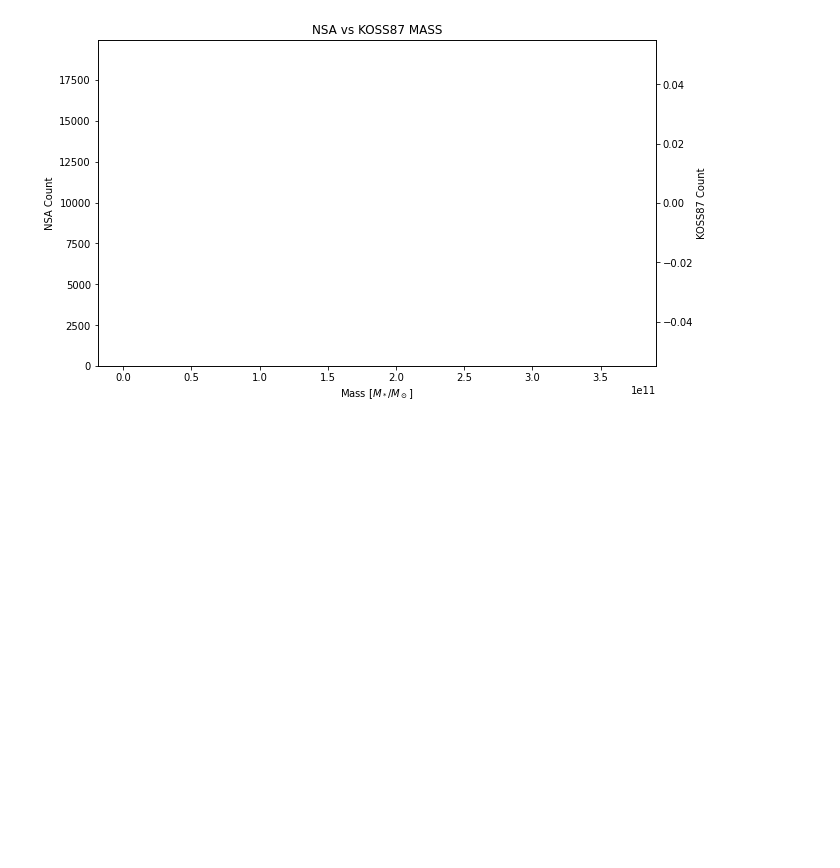
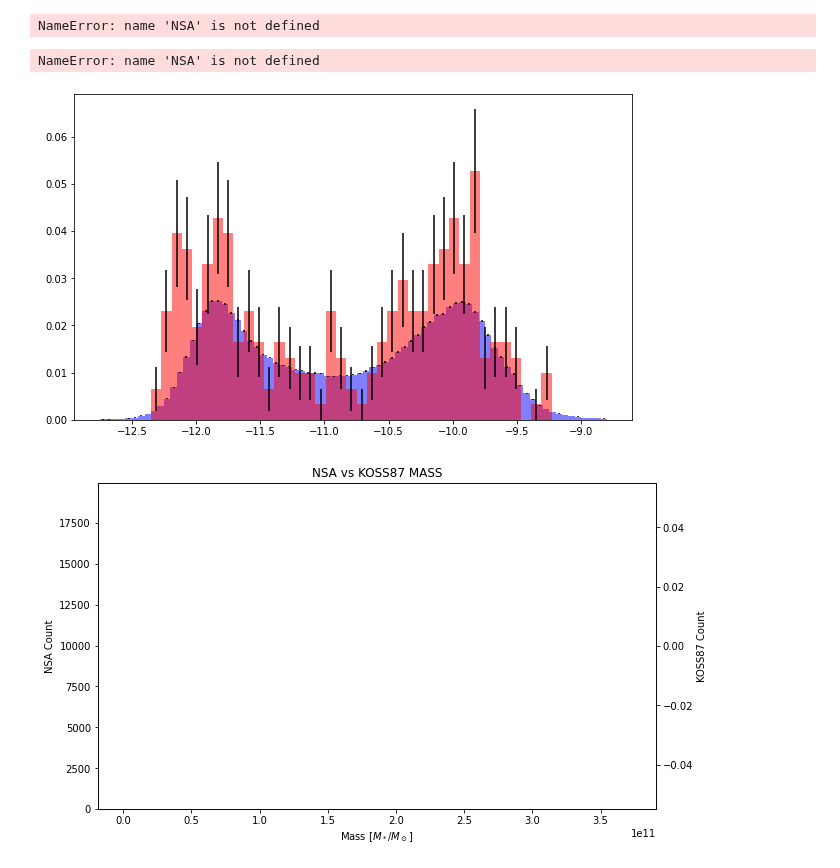
Before and after one commit to DESI-UR/Void_analysis, a Jupyter notebook: nb/Taryn_Lovan/Galaxy_Properties.ipynb, the cells around one changed output. Drawn from its saved outputs; the diff is of its cells as text; code cells hidden in the pictures; blank space fills up the shorter version.

```diff
--- a/nb/Taryn_Lovan/Galaxy_Properties.ipynb
+++ b/nb/Taryn_Lovan/Galaxy_Properties.ipynb
@@ -178,3 +116,29 @@ Text(0.5, 1.0, 'NSA vs KOSS87 Specific Star Formation Rate')
+# %%
+sdssur = [NSA['U-R'], 0, 5, 0.07]
+kossur = [KNSA['U-R'], 0, 5, 0.1]
+urfig, urax = two_bar_plot(sdssur, kossur)
+urax.set_xlabel('u - r')
+urax.set_ylabel('Normalized Count')
+urax.set_title('SDSS vs KOSS87 Color')
+urax.legend()
+# %% [output]
+NameError: name 'NSA' is not defined
+# %%
+sdsssfr = [NSA['SFR'], -2.5, 2, .1]
+kosssfr = [KNSA['SFR'], -2.5, 2, .2]
+sfrfig,sfrax = two_bar_plot(sdsssfr, kosssfr)
+sfrax.set_xlabel('SFR [log($M_{\odot} yr^{-1}$)]')
+sfrax.set_ylabel('Normalized Count')
+sfrax.set_title('SDSS vs KOSS SFR')
+sfrax.legend()
+# %% [output]
+NameError: name 'NSA' is not defined
+# %%
+sdssssfr = [NSA['sSFR'], -12.75, -8.75, .05]
+kossssfr = [KNSA['sSFR'], -12.75, -8.75, .08]
+ssfrfig,ssfrax = two_bar_plot(sdssssfr, kossssfr)
+# %% [output]
+[figure, added]
 # %%
 mass_bin = np.linspace(8, 12, 100)
 smallmass_bin = bayesian_blocks(KNSA['MASS'], fitness = 'events', p0 = .1)
```
Also changed, not shown: parts of 11 cells of this notebook.
